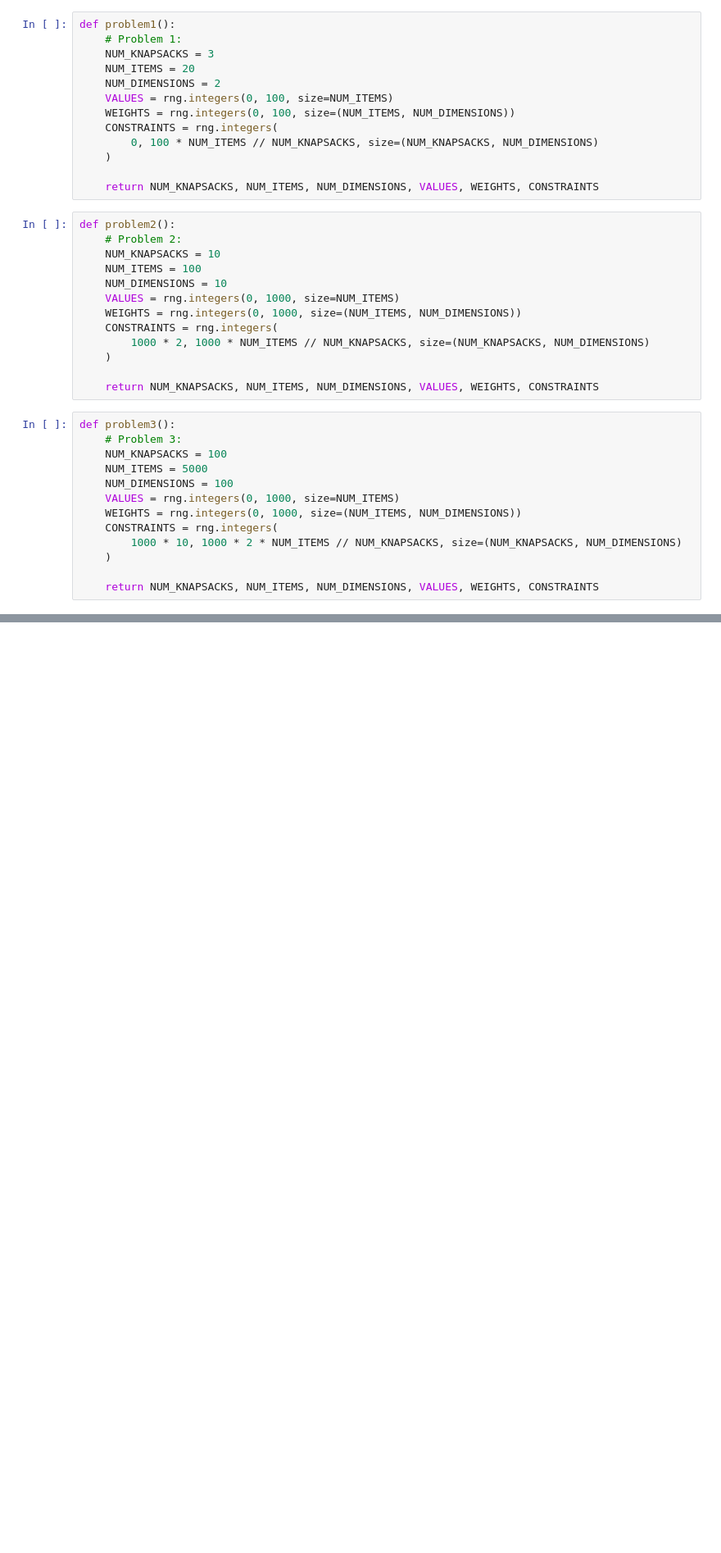
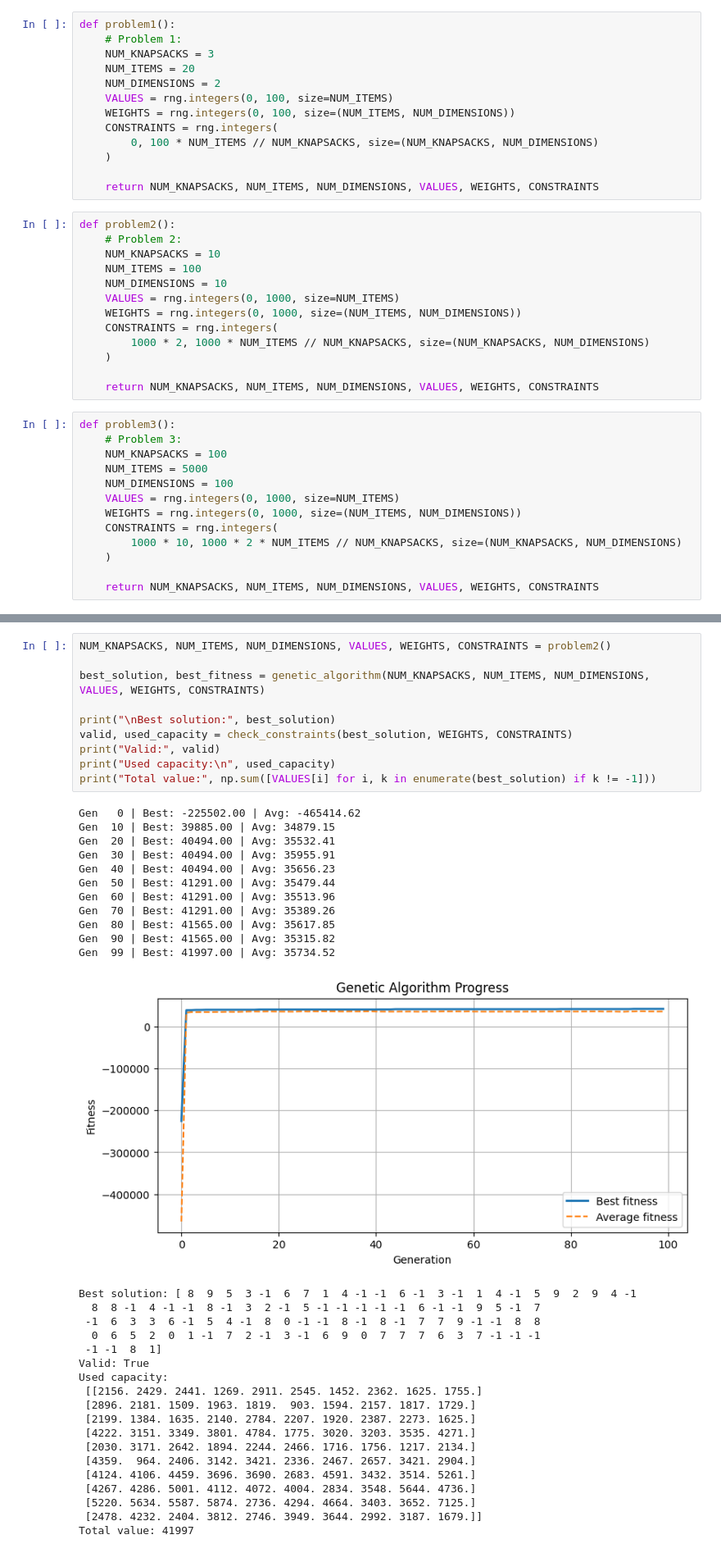
Before and after one commit to Michele-Curci/CI2025_lab1, a Jupyter notebook: Knapsack.ipynb, the cells around one changed output, grey strips where cells are left out. Shown at 82% size. Cells and saved outputs as stored; diff of their text form; blank space fills up the shorter version.

```diff
--- a/Knapsack.ipynb
+++ b/Knapsack.ipynb
@@ -75 +282,42 @@ def simulated_annealing():
+# %%
+NUM_KNAPSACKS, NUM_ITEMS, NUM_DIMENSIONS, VALUES, WEIGHTS, CONSTRAINTS = problem2()
+
+best_solution, best_fitness = genetic_algorithm(NUM_KNAPSACKS, NUM_ITEMS, NUM_DIMENSIONS, VALUES, WEIGHTS, CONSTRAINTS)
+
+print("\nBest solution:", best_solution)
+valid, used_capacity = check_constraints(best_solution, WEIGHTS, CONSTRAINTS)
+print("Valid:", valid)
+print("Used capacity:\n", used_capacity)
+print("Total value:", np.sum([VALUES[i] for i, k in enumerate(best_solution) if k != -1]))
+# %% [output]
+Gen   0 | Best: -225502.00 | Avg: -465414.62
+Gen  10 | Best: 39885.00 | Avg: 34879.15
+Gen  20 | Best: 40494.00 | Avg: 35532.41
+Gen  30 | Best: 40494.00 | Avg: 35955.91
+Gen  40 | Best: 40494.00 | Avg: 35656.23
+Gen  50 | Best: 41291.00 | Avg: 35479.44
+Gen  60 | Best: 41291.00 | Avg: 35513.96
+Gen  70 | Best: 41291.00 | Avg: 35389.26
+Gen  80 | Best: 41565.00 | Avg: 35617.85
+Gen  90 | Best: 41565.00 | Avg: 35315.82
+Gen  99 | Best: 41997.00 | Avg: 35734.52
+[figure, added]
+Best solution: [ 8  9  5  3 -1  6  7  1  4 -1 -1  6 -1  3 -1  1  4 -1  5  9  2  9  4 -1
+  8  8 -1  4 -1 -1  8 -1  3  2 -1  5 -1 -1 -1 -1 -1  6 -1 -1  9  5 -1  7
+ -1  6  3  3  6 -1  5  4 -1  8  0 -1 -1  8 -1  8 -1  7  7  9 -1 -1  8  8
+  0  6  5  2  0  1 -1  7  2 -1  3 -1  6  9  0  7  7  7  6  3  7 -1 -1 -1
+ -1 -1  8  1]
+Valid: True
+Used capacity:
+ [[2156. 2429. 2441. 1269. 2911. 2545. 1452. 2362. 1625. 1755.]
+ [2896. 2181. 1509. 1963. 1819.  903. 1594. 2157. 1817. 1729.]
+ [2199. 1384. 1635. 2140. 2784. 2207. 1920. 2387. 2273. 1625.]
+ [4222. 3151. 3349. 3801. 4784. 1775. 3020. 3203. 3535. 4271.]
+ [2030. 3171. 2642. 1894. 2244. 2466. 1716. 1756. 1217. 2134.]
+ [4359.  964. 2406. 3142. 3421. 2336. 2467. 2657. 3421. 2904.]
+ [4124. 4106. 4459. 3696. 3690. 2683. 4591. 3432. 3514. 5261.]
+ [4267. 4286. 5001. 4112. 4072. 4004. 2834. 3548. 5644. 4736.]
+ [5220. 5634. 5587. 5874. 2736. 4294. 4664. 3403. 3652. 7125.]
+ [2478. 4232. 2404. 3812. 2746. 3949. 3644. 2992. 3187. 1679.]]
+Total value: 41997
 # %%
```
Also changed, not shown: parts of 6 cells of this notebook, 1 other file.
